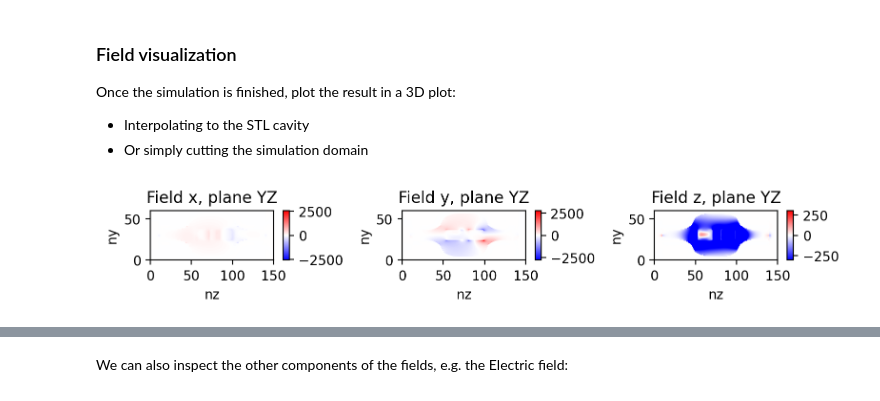
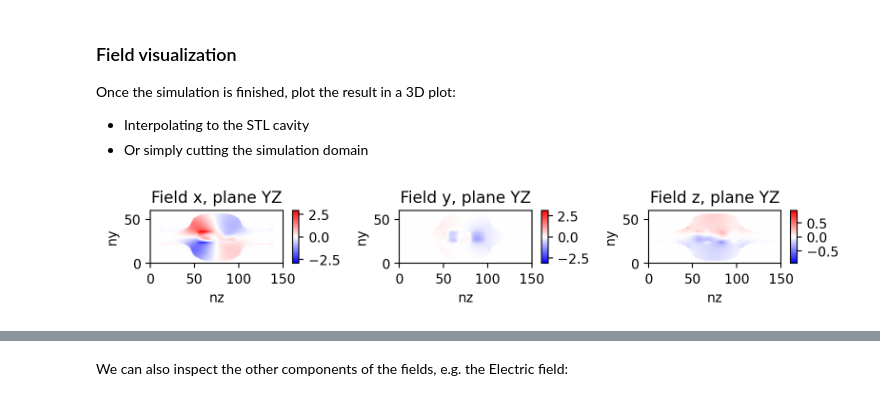
Before and after one commit to ImpedanCEI/BE-Seminar-demo, a Jupyter notebook: 001_BEcavity.ipynb, the cells around one changed output, grey strips where cells are left out. Cells and saved outputs as stored; diff of their text form; code cells hidden in the pictures.

```diff
--- a/001_BEcavity.ipynb
+++ b/001_BEcavity.ipynb
@@ -151,8 +162,9 @@ solver = SolverFIT3D(grid,
                      bg='pec',      # backgorund material
                      use_stl=True,  # enable/disable geometry
                      use_mpi=False, # activate MPI
-                     use_gpu=False,  # activate GPU
+                     use_gpu=False, # activate GPU
                      n_pml=n_pml,   # number of PML cells
+                     dtype=np.float32,  #single precision
                      )
 # %% [output]
 Assembling operator matrices...
@@ -220,10 +232,12 @@ beam.plot(np.arange(0, 2000*solver.dt, solver.dt))
 [figure]
 # %%
 # Plotting settings
+if not os.path.exists('img/'):
+    os.mkdir('img/')
 
 # List of 10 accessible and aesthetic colors selected by M. A. Petroff
 from matplotlib.colors import LinearSegmentedColormap
-petroff_colors = ["#3f90da", "#ffa90e", "#bd1f01","#94a4a2", "#832db6","#a96b59","#e76300", "#b9ac70","#717581","#92dadd",]
+petroff_colors = ["#3f90da", "#ffa90e", "#bd1f01","#ffffff", "#832db6","#a96b59","#e76300", "#b9ac70","#717581","#92dadd",]
 cmap = LinearSegmentedColormap.from_list(
     "petroff_bipolar", [petroff_colors[i] for i in (2, 6, 1, 3, 9, 0, 4)])
 
@@ -260,9 +274,9 @@ Once the simulation is finished, plot the result in a 3D plot:
 * Or simply cutting the simulation domain
 # %%
 # Quick inspecting method
-solver.E.inspect(plane='YZ', fig dpi=200)
+solver.H.inspect(plane='YZ', dpi=200)
 # %% [output]
-[figure, old version]
+[figure, new version]
 # %%
 # 3D interpolation onto cavity
 solver.plot3DonSTL('E', component='Abs', cmap=cmap, clim=[0, 1000],
```
Also changed, not shown: parts of 32 cells of this notebook.
